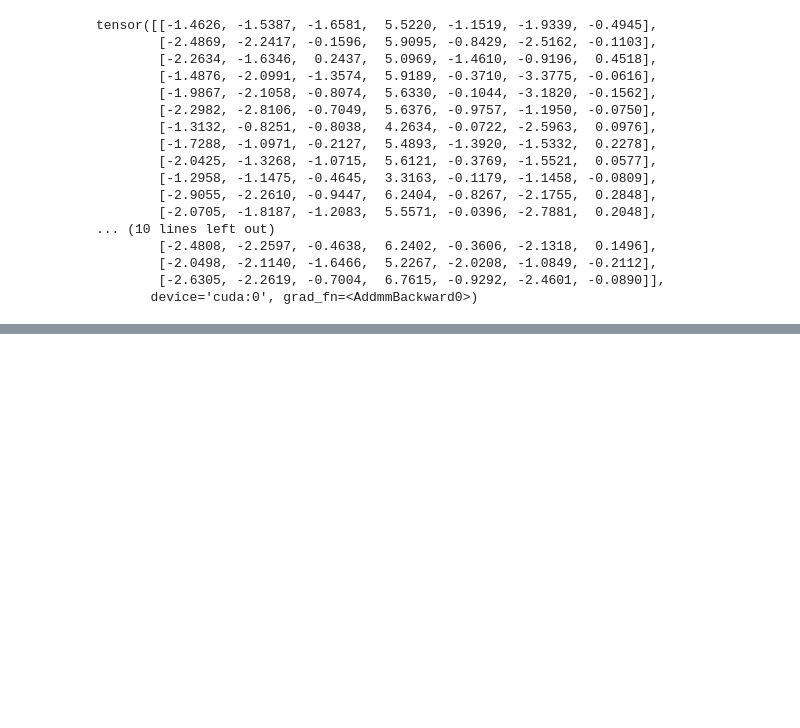
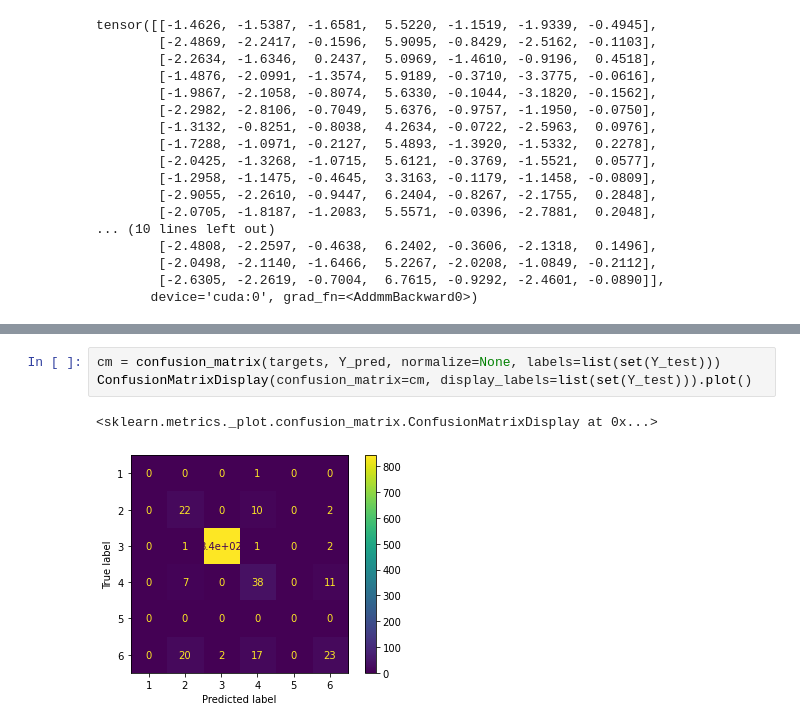
Before and after one commit to cerionXLII/NLP_BERT, a Jupyter notebook: src/Bert.ipynb, the cells around one changed output, grey strips where cells are left out. Drawn from its saved outputs; the diff is of its cells as text; blank space fills up the shorter version.

```diff
--- a/src/Bert.ipynb
+++ b/src/Bert.ipynb
@@ -898,0 +993,6 @@ ConfusionMatrixDisplay(confusion_matrix=cm, display_labels=list(set(Y_test))).pl
+# %%
+cm = confusion_matrix(targets, Y_pred, normalize=None, labels=list(set(Y_test)))
+ConfusionMatrixDisplay(confusion_matrix=cm, display_labels=list(set(Y_test))).plot()
+# %% [output]
+<sklearn.metrics._plot.confusion_matrix.ConfusionMatrixDisplay at 0x...>
+[figure, added]
```
Also changed, not shown: parts of 14 cells of this notebook.
